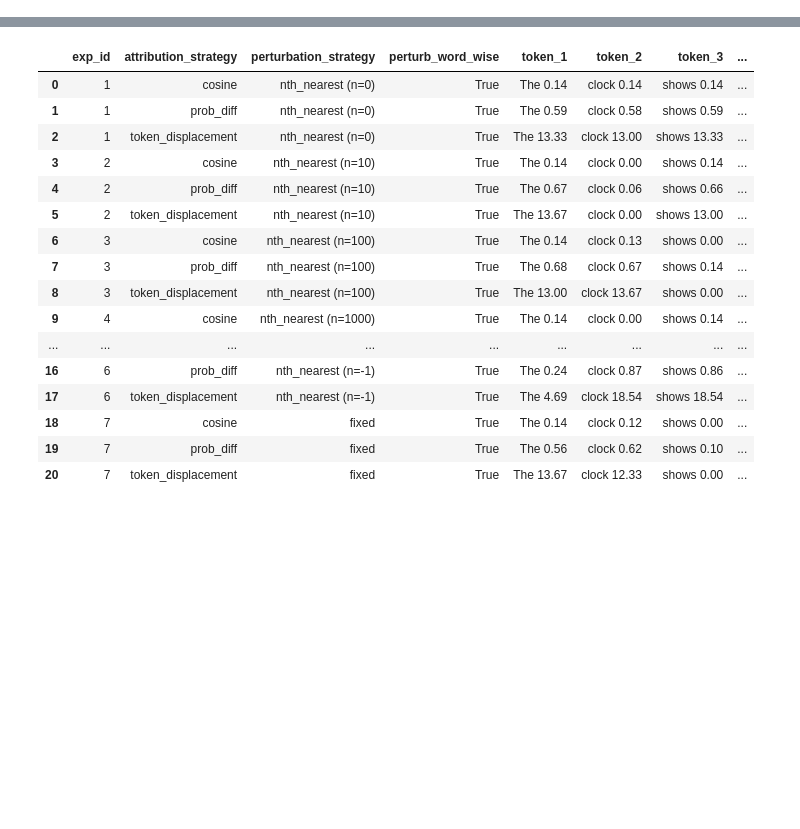
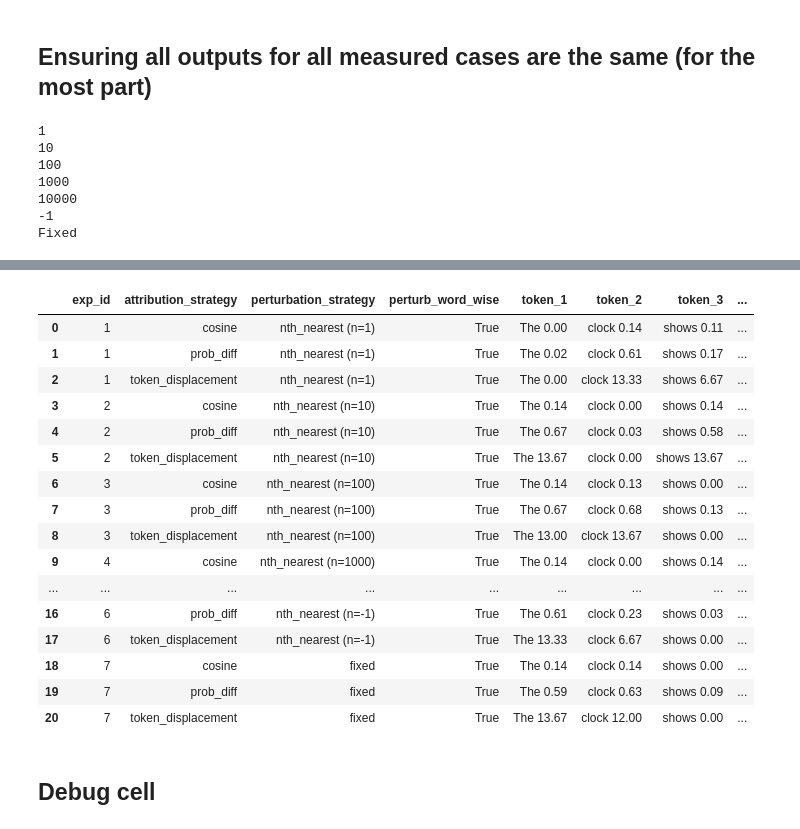
Before and after one commit to leap-laboratories/PIZZA, a Jupyter notebook: research/llm_attribution_metric.ipynb, the cells around one changed output, grey strips where cells are left out. Saved outputs shown, nothing was run; the diff lists cells and outputs as text; code cells hidden in the pictures; blank space fills up the shorter version.

```diff
--- a/research/llm_attribution_metric.ipynb
+++ b/research/llm_attribution_metric.ipynb
@@ -74,7 +247,10 @@ Input Tokens (Rows) vs. Output Tokens (Columns)
+# %% [markdown]
+## Ensuring all outputs for all measured cases are the same (for the most part)
 # %%
 attributor = APILLMAttributor()
 logger = ExperimentLogger()
-for n in [0, 10, 100, 1000, 10000, -1]:
+for n in [1, 10, 100, 1000, 10000, -1]:
+    print(n)
     attributor.compute_attributions(
         "The clock shows 9:47 PM. How many minutes to 10PM?",
         perturbation_strategy=NthNearestPerturbationStrategy(n),
@@ -83,6 +259,7 @@ for n in [0, 10, 100, 1000, 10000, -1]:
         perturb_word_wise=True,
     )
 
+print('Fixed')
 attributor.compute_attributions(
         "The clock shows 9:47 PM. How many minutes to 10PM?",
         perturbation_strategy=FixedPerturbationStrategy(),
@@ -94,4 +271,11 @@ attributor.compute_attributions(
 display(logger.df_experiments)
 logger.print_sentence_attribution()
 # %% [output]
+1
+10
+100
+1000
+10000
+-1
+Fixed
 |  | exp_id | original_input | original_output | perturbation_strategy | perturb_word_wise | duration |
@@ -105,18 +289,20 @@ logger.print_sentence_attribution()
 |  | exp_id | attribution_strategy | perturbation_strategy | perturb_word_wise | token_1 | token_2 | token_3 | ... |
-| 0 | 1 | cosine | nth_nearest (n=0) | True | The 0.14 | clock 0.14 | shows 0.14 | ... |
-| 1 | 1 | prob_diff | nth_nearest (n=0) | True | The 0.59 | clock 0.58 | shows 0.59 | ... |
-| 2 | 1 | token_displacement | nth_nearest (n=0) | True | The 13.33 | clock 13.00 | shows 13.33 | ... |
+| 0 | 1 | cosine | nth_nearest (n=1) | True | The 0.00 | clock 0.14 | shows 0.11 | ... |
+| 1 | 1 | prob_diff | nth_nearest (n=1) | True | The 0.02 | clock 0.61 | shows 0.17 | ... |
+| 2 | 1 | token_displacement | nth_nearest (n=1) | True | The 0.00 | clock 13.33 | shows 6.67 | ... |
 | 3 | 2 | cosine | nth_nearest (n=10) | True | The 0.14 | clock 0.00 | shows 0.14 | ... |
-| 4 | 2 | prob_diff | nth_nearest (n=10) | True | The 0.67 | clock 0.06 | shows 0.66 | ... |
-| 5 | 2 | token_displacement | nth_nearest (n=10) | True | The 13.67 | clock 0.00 | shows 13.00 | ... |
+| 4 | 2 | prob_diff | nth_nearest (n=10) | True | The 0.67 | clock 0.03 | shows 0.58 | ... |
+| 5 | 2 | token_displacement | nth_nearest (n=10) | True | The 13.67 | clock 0.00 | shows 13.67 | ... |
 | 6 | 3 | cosine | nth_nearest (n=100) | True | The 0.14 | clock 0.13 | shows 0.00 | ... |
-| 7 | 3 | prob_diff | nth_nearest (n=100) | True | The 0.68 | clock 0.67 | shows 0.14 | ... |
+| 7 | 3 | prob_diff | nth_nearest (n=100) | True | The 0.67 | clock 0.68 | shows 0.13 | ... |
 | 8 | 3 | token_displacement | nth_nearest (n=100) | True | The 13.00 | clock 13.67 | shows 0.00 | ... |
 | 9 | 4 | cosine | nth_nearest (n=1000) | True | The 0.14 | clock 0.00 | shows 0.14 | ... |
 | ... | ... | ... | ... | ... | ... | ... | ... | ... |
-| 16 | 6 | prob_diff | nth_nearest (n=-1) | True | The 0.24 | clock 0.87 | shows 0.86 | ... |
-| 17 | 6 | token_displacement | nth_nearest (n=-1) | True | The 4.69 | clock 18.54 | shows 18.54 | ... |
-| 18 | 7 | cosine | fixed | True | The 0.14 | clock 0.12 | shows 0.00 | ... |
-| 19 | 7 | prob_diff | fixed | True | The 0.56 | clock 0.62 | shows 0.10 | ... |
-| 20 | 7 | token_displacement | fixed | True | The 13.67 | clock 12.33 | shows 0.00 | ... |
+| 16 | 6 | prob_diff | nth_nearest (n=-1) | True | The 0.61 | clock 0.23 | shows 0.03 | ... |
+| 17 | 6 | token_displacement | nth_nearest (n=-1) | True | The 13.33 | clock 6.67 | shows 0.00 | ... |
+| 18 | 7 | cosine | fixed | True | The 0.14 | clock 0.14 | shows 0.00 | ... |
+| 19 | 7 | prob_diff | fixed | True | The 0.59 | clock 0.63 | shows 0.09 | ... |
+| 20 | 7 | token_displacement | fixed | True | The 13.67 | clock 12.00 | shows 0.00 | ... |
+# %% [markdown]
+## Debug cell
 # %%
```
Also changed, not shown: parts of 21 cells of this notebook, 1 other file.
